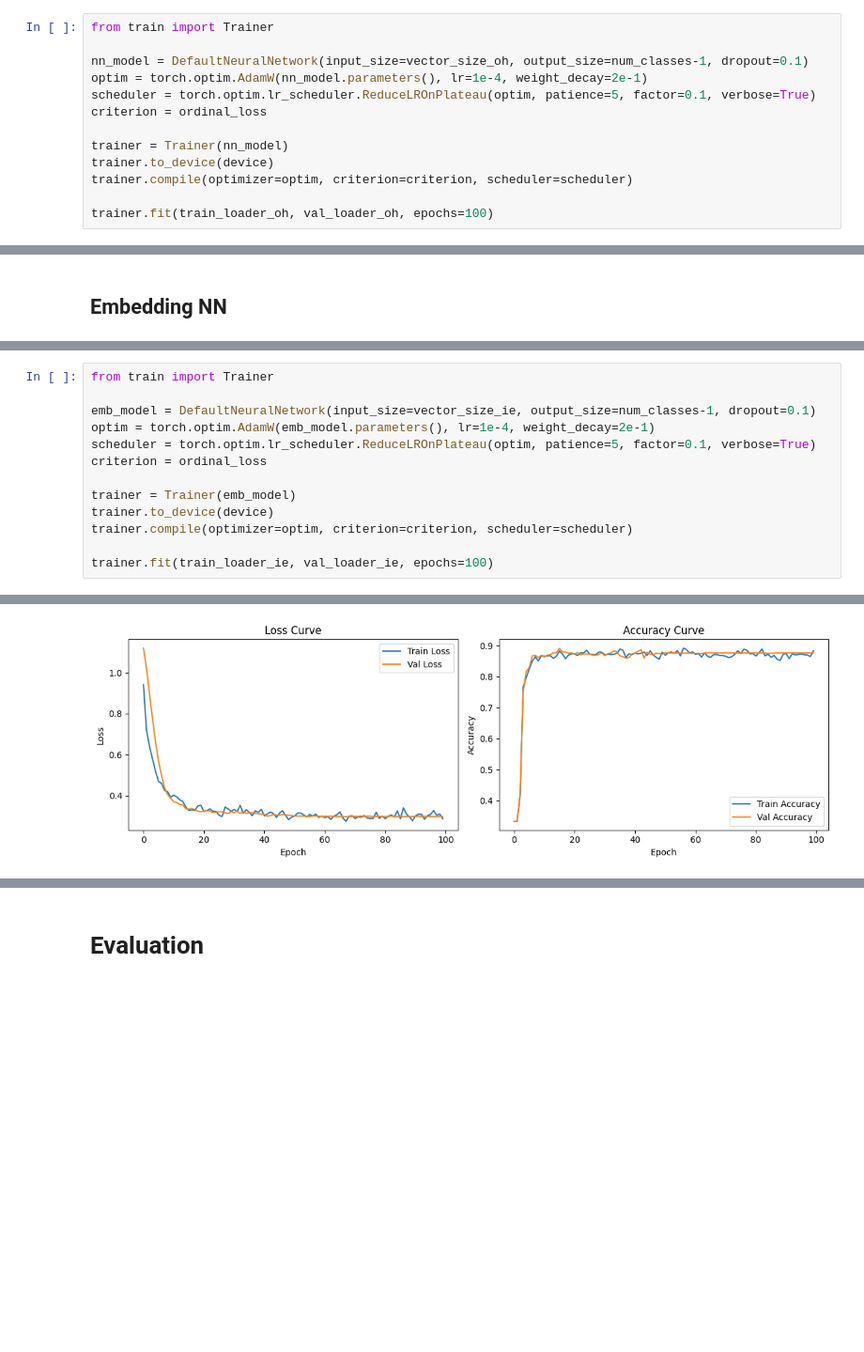
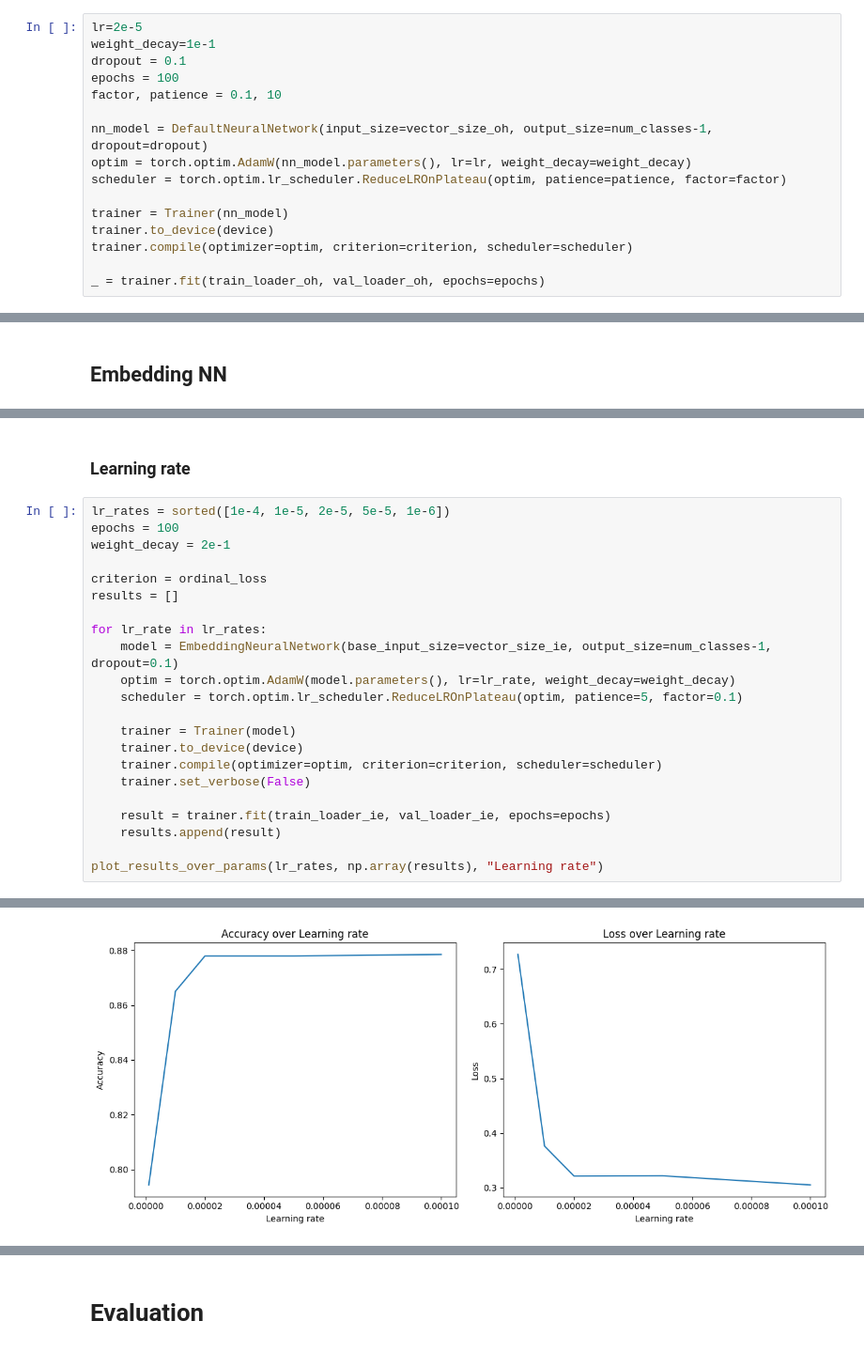
Before and after one commit to gamemeine/ssne, a Jupyter notebook: ex3/main.ipynb, the cells around one changed output, grey strips where cells are left out. Shown at 94% size. Saved outputs shown, nothing was run; the diff lists cells and outputs as text; blank space fills up the shorter version.

```diff
--- a/ex3/main.ipynb
+++ b/ex3/main.ipynb
@@ -301,14 +438,17 @@ def ordinal_loss(preds, targets, weights=(0.5, 2)):
 # %%
-from train import Trainer
+lr=2e-5
+weight_decay=1e-1
+dropout = 0.1
+epochs = 100
+factor, patience = 0.1, 10
 
-nn_model = DefaultNeuralNetwork(input_size=vector_size_oh, output_size=num_classes-1, dropout=0.1)
-optim = torch.optim.AdamW(nn_model.parameters(), lr=1e-4, weight_decay=2e-1)
-scheduler = torch.optim.lr_scheduler.ReduceLROnPlateau(optim, patience=5, factor=0.1, verbose=True)
-criterion = ordinal_loss
+nn_model = DefaultNeuralNetwork(input_size=vector_size_oh, output_size=num_classes-1, dropout=dropout)
+optim = torch.optim.AdamW(nn_model.parameters(), lr=lr, weight_decay=weight_decay)
+scheduler = torch.optim.lr_scheduler.ReduceLROnPlateau(optim, patience=patience, factor=factor)
 
 trainer = Trainer(nn_model)
 trainer.to_device(device)
 trainer.compile(optimizer=optim, criterion=criterion, scheduler=scheduler)
 
-trainer.fit(train_loader_oh, val_loader_oh, epochs=100)
+_ = trainer.fit(train_loader_oh, val_loader_oh, epochs=epochs)
 # %% [output]
@@ -335,14 +479,25 @@ Epoch 100/100 - Train Loss: 0.29 - Val Loss: 0.30 - Val Acc: 0.8624 - LR: 1.0000
+# %% [markdown]
+### Learning rate
 # %%
-from train import Trainer
+lr_rates = sorted([1e-4, 1e-5, 2e-5, 5e-5, 1e-6])
+epochs = 100
+weight_decay = 2e-1
 
-emb_model = DefaultNeuralNetwork(input_size=vector_size_ie, output_size=num_classes-1, dropout=0.1)
-optim = torch.optim.AdamW(emb_model.parameters(), lr=1e-4, weight_decay=2e-1)
-scheduler = torch.optim.lr_scheduler.ReduceLROnPlateau(optim, patience=5, factor=0.1, verbose=True)
 criterion = ordinal_loss
+results = []
 
-trainer = Trainer(emb_model)
-trainer.to_device(device)
-trainer.compile(optimizer=optim, criterion=criterion, scheduler=scheduler)
+for lr_rate in lr_rates:
+    model = EmbeddingNeuralNetwork(base_input_size=vector_size_ie, output_size=num_classes-1, dropout=0.1)
+    optim = torch.optim.AdamW(model.parameters(), lr=lr_rate, weight_decay=weight_decay)
+    scheduler = torch.optim.lr_scheduler.ReduceLROnPlateau(optim, patience=5, factor=0.1)
 
-trainer.fit(train_loader_ie, val_loader_ie, epochs=100)
+    trainer = Trainer(model)
+    trainer.to_device(device)
+    trainer.compile(optimizer=optim, criterion=criterion, scheduler=scheduler)
+    trainer.set_verbose(False)
+
+    result = trainer.fit(train_loader_ie, val_loader_ie, epochs=epochs)
+    results.append(result)
+
+plot_results_over_params(lr_rates, np.array(results), "Learning rate")
 # %% [output]
@@ -366 +504 @@ Epoch 100/100 - Train Loss: 0.29 - Val Loss: 0.30 - Val Acc: 0.8770 - LR: 1.0000
-[figure, old version]
+[figure, new version]
```
Also changed, not shown: parts of 39 cells of this notebook, 3 other files.
